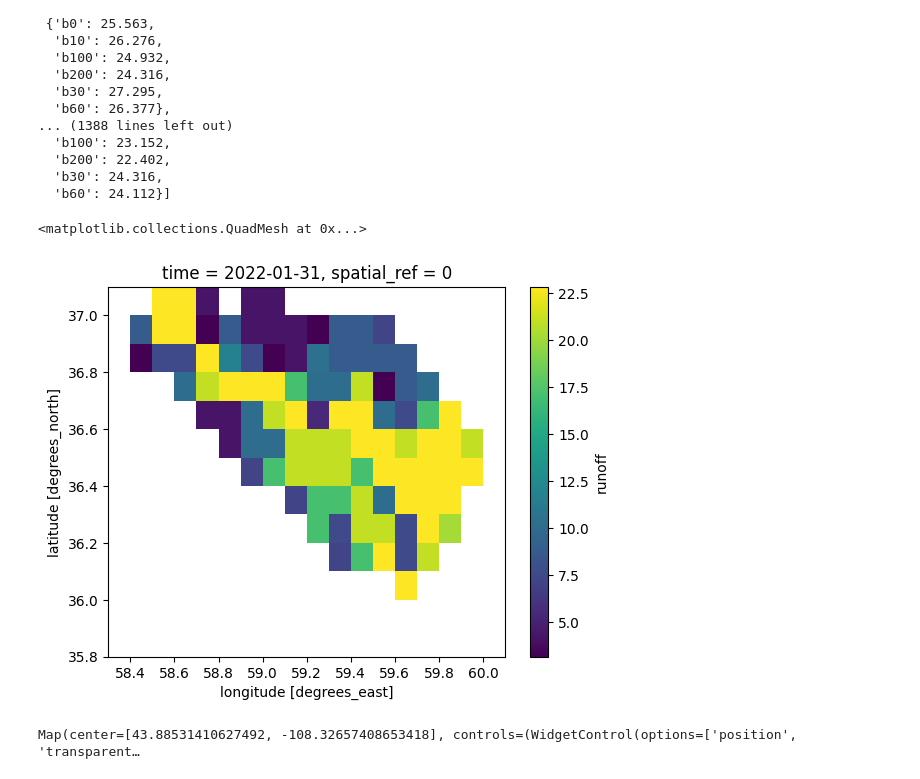
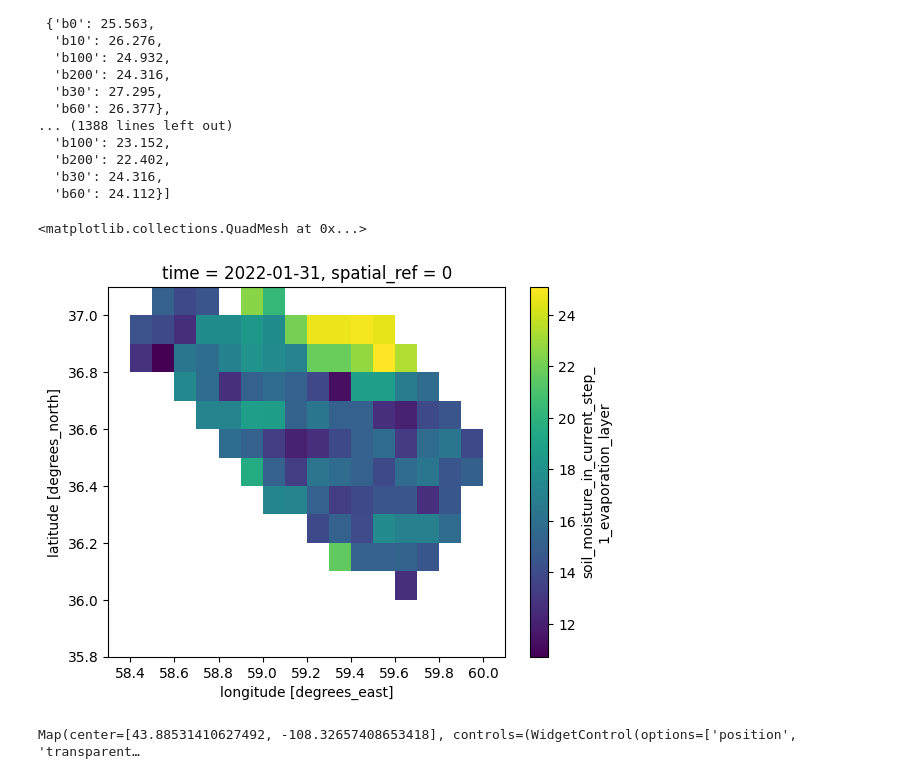
Before and after one commit to mahdi98mnm/WaterBalance_new, a Jupyter notebook: notebook/soil_content.ipynb, the cells around one changed output. Saved outputs shown, nothing was run; the diff lists cells and outputs as text; code cells hidden in the pictures.

```diff
--- a/notebook/soil_content.ipynb
+++ b/notebook/soil_content.ipynb
@@ -393,35 +394,35 @@ infiltration_to_transpiration_layer_adjusted_1 = np.array([SoilContent.evaporati
     coverd = True,
     infiltration_to_transpiration_layer = 0
 )[2]
 for i, j, z, fc, wp in zip(Ea_pyet, underground_runoff, soil, fc_list, wp_list)])
 
 infiltration_to_transition_layer_adjusted_1 = np.array([SoilContent.evaporation_layer(
     soil_water_content_of_evaporation_layer_at_previous_step = float(z),
     infiltration = float(j),
     evaporation = float(i),
     field_capacity_soil_water_content_of_evaporation_layer = fc,
     permanent_wilting_point_soil_water_content_of_evaporation_layer = wp,
     coverd = True,
     infiltration_to_transpiration_layer = 0
 )[3]
 for i, j, z, fc, wp in zip(Ea_pyet, underground_runoff, soil, fc_list, wp_list)])
 
 soil_moisture_in_current_step_1 = soil_moisture_in_current_step_1.reshape(1,13,18)
 evaporation_adjusted_1 = evaporation_adjusted_1.reshape(1,13,18)
 infiltration_to_transpiration_layer_adjusted_1 = infiltration_to_transpiration_layer_adjusted_1.reshape(1,13,18)
 infiltration_to_transition_layer_adjusted_1 = infiltration_to_transition_layer_adjusted_1.reshape(1,13,18)
 
 
 ds_array_5 = ds_array_4.assign(soil_moisture_in_current_step_1_evaporation_layer=(['time', 'y', 'x'], soil_moisture_in_current_step_1))
 ds_array_6 = ds_array_5.assign(evaporation_adjusted_1=(['time', 'y', 'x'], evaporation_adjusted_1))
 ds_array_7 = ds_array_6.assign(infiltration_to_transpiration_layer_adjusted_1=(['time', 'y', 'x'], infiltration_to_transpiration_layer_adjusted_1))
 ds_array_8 = ds_array_7.assign(infiltration_to_transition_layer_adjusted_1=(['time', 'y', 'x'], infiltration_to_transition_layer_adjusted_1))
 
 # ds_array.soil_moisture_in_current_step_evaporation_layer.plot()
-ds_array_8.runoff.plot()
+ds_array_8.soil_moisture_in_current_step_1_evaporation_layer.plot()
 # %% [output]
 <matplotlib.collections.QuadMesh at 0x...>
-[figure, old version]
+[figure, new version]
 # %%
 Map = geemap.Map()
 Map.add_basemap('HYBRID')
```
Also changed, not shown: parts of 6 cells of this notebook.
